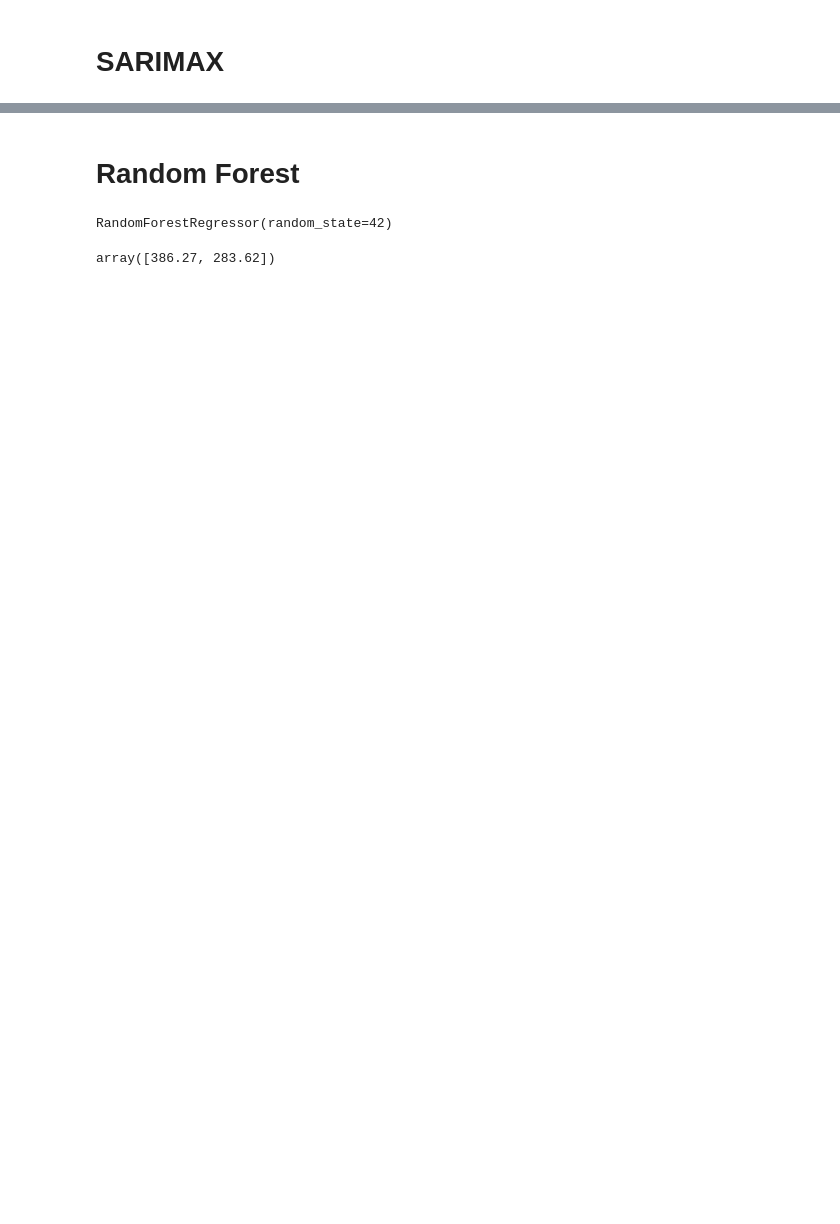
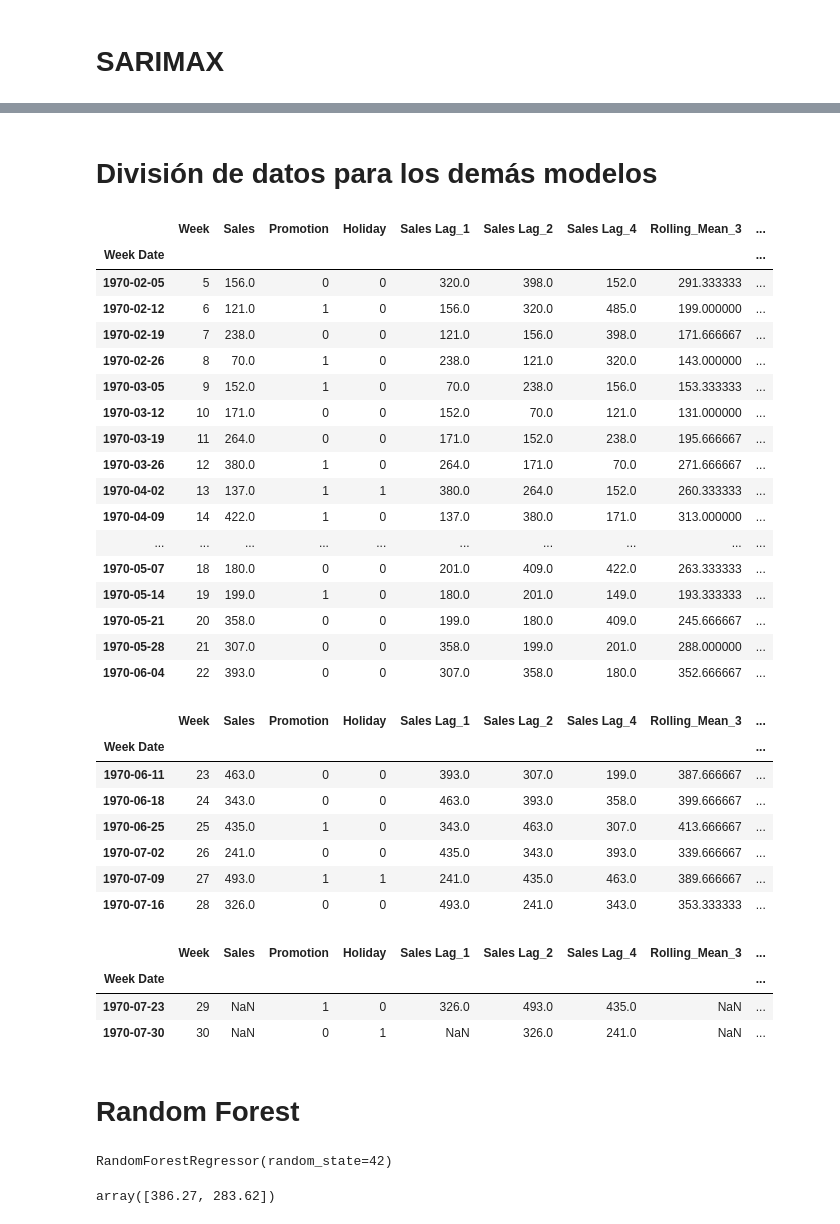
Before and after one commit to CesarArroyo09/mercadolibre-test, a Jupyter notebook: Ejercicio 2/ejercicio2_3_forecasting_models.ipynb, the cells around one changed output, grey strips where cells are left out. Saved outputs shown, nothing was run; the diff lists cells and outputs as text; code cells hidden in the pictures; blank space fills up the shorter version.

```diff
--- a/Ejercicio 2/ejercicio2_3_forecasting_models.ipynb
+++ b/Ejercicio 2/ejercicio2_3_forecasting_models.ipynb
@@ -26,10 +38,3 @@ sales
 sales.shape
 # %% [output]
 (30, 5)
-# %%
-sales_transformed = sales.copy()
-sales_transformed.index = pd.to_datetime(sales_transformed["Week"], unit="W")
-sales_transformed.index.name = "Week Date"
-# sales_transformed.dropna(inplace=True)
-sales_transformed["Sales Lag_1"] = sales_transformed["Sales"].shift(1)
-sales_transformed["Sales Lag_2"] = sales_transformed["Sales"].shift(2)
@@ -143,3 +187,70 @@ Freq: W-THU, Name: predicted_mean, dtype: float64
+# %% [markdown]
+# División de datos para los demás modelos
+# %%
+def split_sales_models(
+    sales: pd.DataFrame,
+) -> Tuple[pd.DataFrame, pd.DataFrame, pd.DataFrame]:
+    sales_transformed = sales.copy()
+
+    sales_transformed["Sales Lag_1"] = sales_transformed["Sales"].shift(1)
+    sales_transformed["Sales Lag_2"] = sales_transformed["Sales"].shift(2)
+    sales_transformed["Sales Lag_4"] = sales_transformed["Sales"].shift(4)
+    sales_transformed["Rolling_Mean_3"] = (
+        sales_transformed["Sales"].rolling(window=3).mean()
+    )
+    sales_transformed["Rolling_Std_3"] = (
+        sales_transformed["Sales"].rolling(window=3).std()
+    )
+
+    weeks_to_forecast = sales_transformed[sales_transformed["Week"] > 28]
+    train = sales_transformed[sales_transformed["Week"] <= 22]
+    test = sales_transformed[
+        (sales_transformed["Week"] > 22) & (sales_transformed["Week"] <= 28)
+    ]
+
+    # Keep "Week" to capture any linear trend
+    train = train.drop(columns=["Product"]).dropna()
+    test = test.drop(columns=["Product"])
+    weeks_to_forecast = weeks_to_forecast.drop(columns=["Product"])
+
+    return train, test, weeks_to_forecast
+# %%
+train_models, test_models, weeks_to_forecast_models = split_sales_models(sales)
+# %%
+display(train_models)
+display(test_models)
+display(weeks_to_forecast_models)
+# %% [output]
+|  | Week | Sales | Promotion | Holiday | Sales Lag_1 | Sales Lag_2 | Sales Lag_4 | Rolling_Mean_3 | ... |
+| Week Date |  |  |  |  |  |  |  |  | ... |
+| 1970-02-05 | 5 | 156.0 | 0 | 0 | 320.0 | 398.0 | 152.0 | 291.333333 | ... |
+| 1970-02-12 | 6 | 121.0 | 1 | 0 | 156.0 | 320.0 | 485.0 | 199.000000 | ... |
+| 1970-02-19 | 7 | 238.0 | 0 | 0 | 121.0 | 156.0 | 398.0 | 171.666667 | ... |
+| 1970-02-26 | 8 | 70.0 | 1 | 0 | 238.0 | 121.0 | 320.0 | 143.000000 | ... |
+| 1970-03-05 | 9 | 152.0 | 1 | 0 | 70.0 | 238.0 | 156.0 | 153.333333 | ... |
+| 1970-03-12 | 10 | 171.0 | 0 | 0 | 152.0 | 70.0 | 121.0 | 131.000000 | ... |
+| 1970-03-19 | 11 | 264.0 | 0 | 0 | 171.0 | 152.0 | 238.0 | 195.666667 | ... |
+| 1970-03-26 | 12 | 380.0 | 1 | 0 | 264.0 | 171.0 | 70.0 | 271.666667 | ... |
+| 1970-04-02 | 13 | 137.0 | 1 | 1 | 380.0 | 264.0 | 152.0 | 260.333333 | ... |
+| 1970-04-09 | 14 | 422.0 | 1 | 0 | 137.0 | 380.0 | 171.0 | 313.000000 | ... |
+| ... | ... | ... | ... | ... | ... | ... | ... | ... | ... |
+| 1970-05-07 | 18 | 180.0 | 0 | 0 | 201.0 | 409.0 | 422.0 | 263.333333 | ... |
+| 1970-05-14 | 19 | 199.0 | 1 | 0 | 180.0 | 201.0 | 149.0 | 193.333333 | ... |
+| 1970-05-21 | 20 | 358.0 | 0 | 0 | 199.0 | 180.0 | 409.0 | 245.666667 | ... |
+| 1970-05-28 | 21 | 307.0 | 0 | 0 | 358.0 | 199.0 | 201.0 | 288.000000 | ... |
+| 1970-06-04 | 22 | 393.0 | 0 | 0 | 307.0 | 358.0 | 180.0 | 352.666667 | ... |
+|  | Week | Sales | Promotion | Holiday | Sales Lag_1 | Sales Lag_2 | Sales Lag_4 | Rolling_Mean_3 | ... |
+| Week Date |  |  |  |  |  |  |  |  | ... |
+| 1970-06-11 | 23 | 463.0 | 0 | 0 | 393.0 | 307.0 | 199.0 | 387.666667 | ... |
+| 1970-06-18 | 24 | 343.0 | 0 | 0 | 463.0 | 393.0 | 358.0 | 399.666667 | ... |
+| 1970-06-25 | 25 | 435.0 | 1 | 0 | 343.0 | 463.0 | 307.0 | 413.666667 | ... |
+| 1970-07-02 | 26 | 241.0 | 0 | 0 | 435.0 | 343.0 | 393.0 | 339.666667 | ... |
+| 1970-07-09 | 27 | 493.0 | 1 | 1 | 241.0 | 435.0 | 463.0 | 389.666667 | ... |
+| 1970-07-16 | 28 | 326.0 | 0 | 0 | 493.0 | 241.0 | 343.0 | 353.333333 | ... |
+|  | Week | Sales | Promotion | Holiday | Sales Lag_1 | Sales Lag_2 | Sales Lag_4 | Rolling_Mean_3 | ... |
+| Week Date |  |  |  |  |  |  |  |  | ... |
+| 1970-07-23 | 29 | NaN | 1 | 0 | 326.0 | 493.0 | 435.0 | NaN | ... |
+| 1970-07-30 | 30 | NaN | 0 | 1 | NaN | 326.0 | 241.0 | NaN | ... |
 # %% [markdown]
 # Random Forest
 # %%
```
Also changed, not shown: parts of 22 cells of this notebook.
